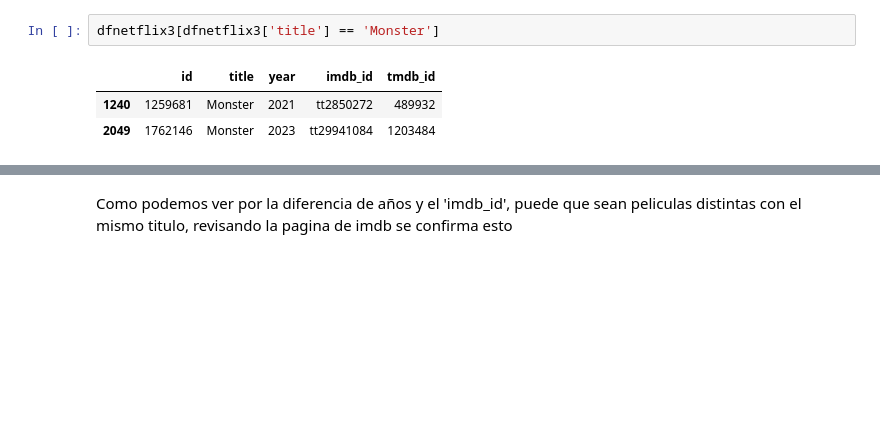
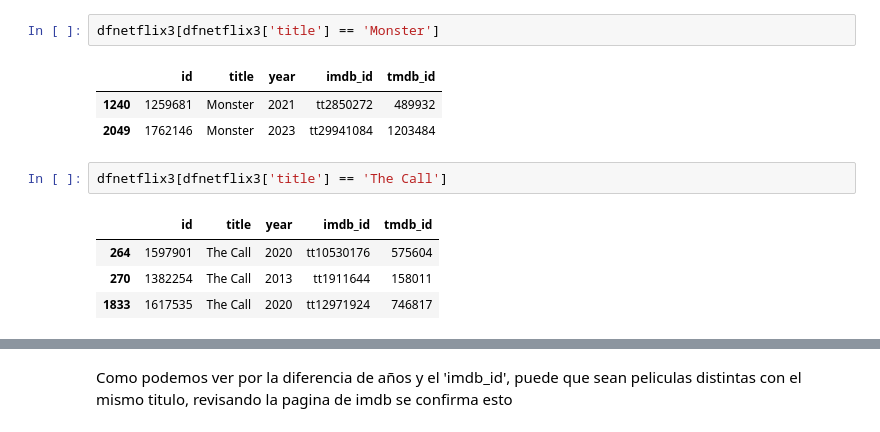
Before and after one commit to jlevipil/Proyecto-Grupo-18, a Jupyter notebook: limpieza_netflix.ipynb, the cells around one changed output, grey strips where cells are left out. Saved outputs shown, nothing was run; the diff lists cells and outputs as text; blank space fills up the shorter version.

```diff
--- a/limpieza_netflix.ipynb
+++ b/limpieza_netflix.ipynb
@@ -154,3 +154,10 @@ dfnetflix3[dfnetflix3['title'] == 'Monster']
 |  | id | title | year | imdb_id | tmdb_id |
 | 1240 | 1259681 | Monster | 2021 | tt2850272 | 489932 |
 | 2049 | 1762146 | Monster | 2023 | tt29941084 | 1203484 |
+# %%
+dfnetflix3[dfnetflix3['title'] == 'The Call']
+# %% [output]
+|  | id | title | year | imdb_id | tmdb_id |
+| 264 | 1597901 | The Call | 2020 | tt10530176 | 575604 |
+| 270 | 1382254 | The Call | 2013 | tt1911644 | 158011 |
+| 1833 | 1617535 | The Call | 2020 | tt12971924 | 746817 |
```
Also changed, not shown: parts of 3 cells of this notebook.
